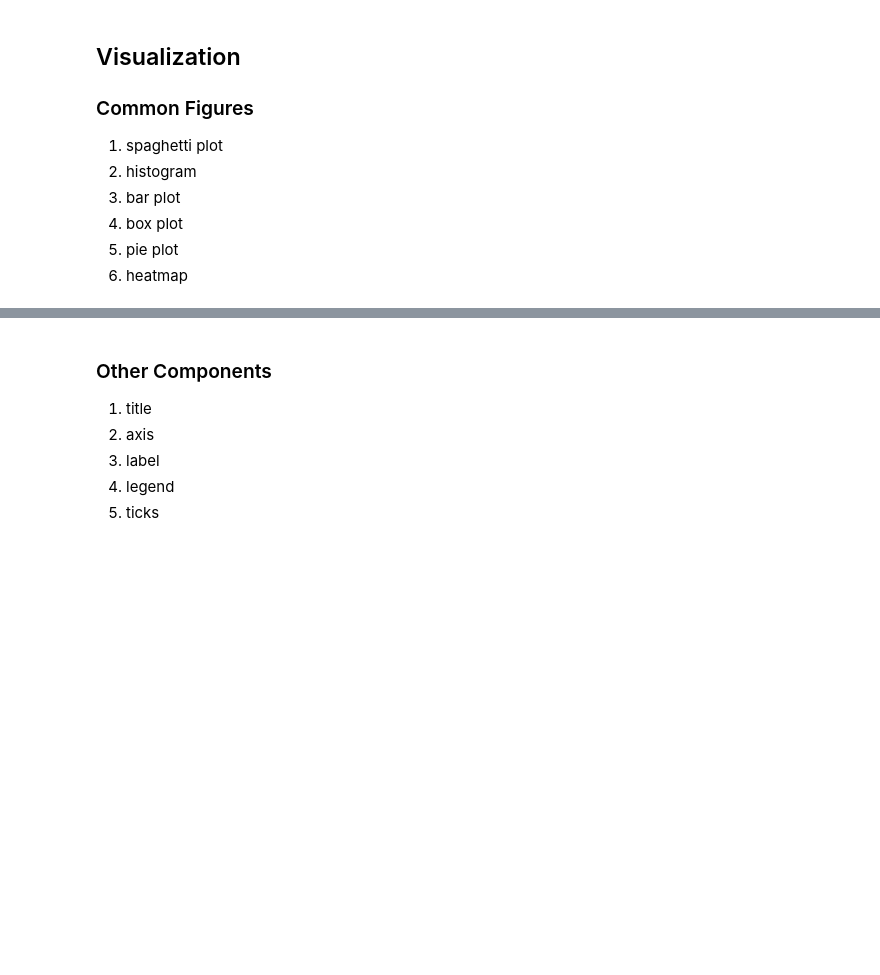
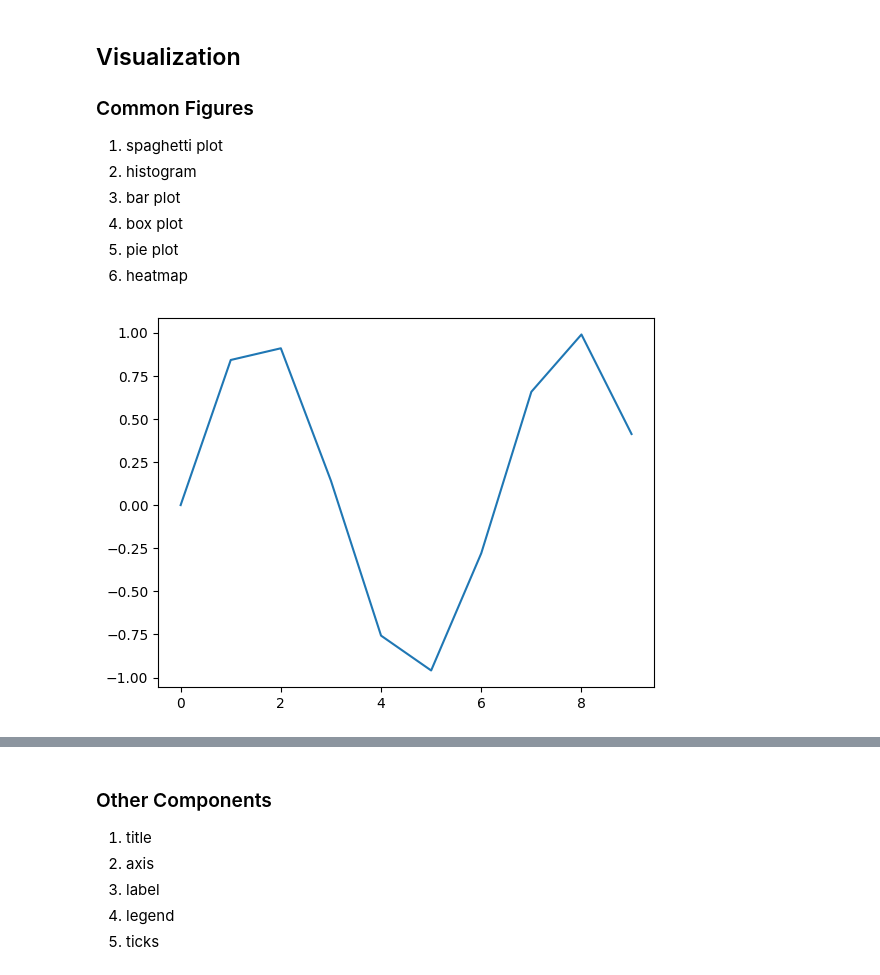
Before and after one commit to Tptrix29/py-tutorials, a Jupyter notebook: docs/build/doctrees/nbsphinx/lectures/data-man-vis.ipynb, the cells around one changed output, grey strips where cells are left out. Saved outputs shown, nothing was run; the diff lists cells and outputs as text; code cells hidden in the pictures; blank space fills up the shorter version.

```diff
--- a/docs/build/doctrees/nbsphinx/lectures/data-man-vis.ipynb
+++ b/docs/build/doctrees/nbsphinx/lectures/data-man-vis.ipynb
@@ -21,6 +269,11 @@ import matplotlib.pyplot as plt
 5. pie plot
 6. heatmap
 # %%
-x = np.arange(0, 10, 0.1)
+# Spaghetti Plot
+x = np.arange(0, 10, 1)
 y = np.sin(x)
+plt.plot(x, y)
+plt.show()
+# %% [output]
+[figure, added]
 # %%
```
Also changed, not shown: parts of 32 cells of this notebook, 31 other files.
